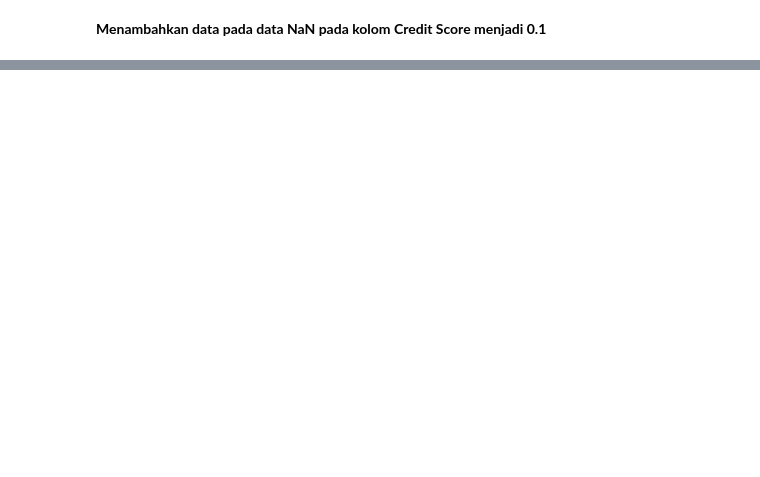
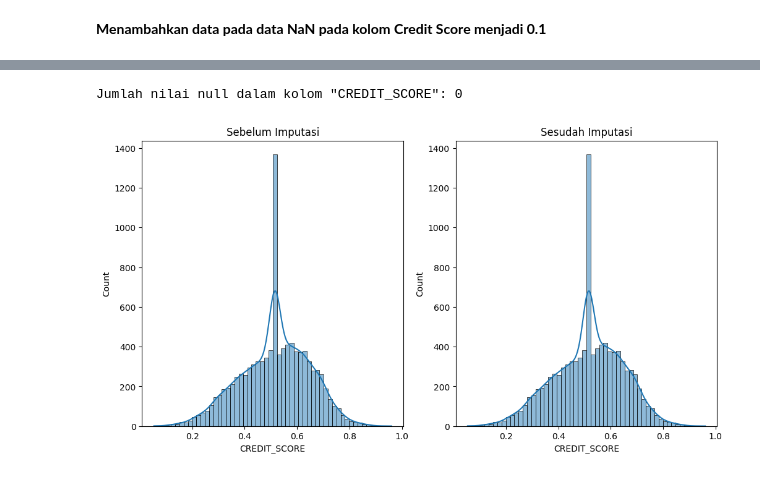
Before and after one commit to adhwngs/DataSains, a Jupyter notebook: UTS_Fahmi_Adhiwangsa_1103204142.ipynb, the cells around one changed output, grey strips where cells are left out. Saved outputs shown, nothing was run; the diff lists cells and outputs as text; code cells hidden in the pictures; blank space fills up the shorter version.

```diff
--- a/UTS_Fahmi_Adhiwangsa_1103204142.ipynb
+++ b/UTS_Fahmi_Adhiwangsa_1103204142.ipynb
@@ -205,0 +362,27 @@ df.head(100)
+# %%
+df = pd.read_csv("Car_Insurance_Claim.csv")
+
+df = df.fillna(df.mean())
+# %%
+missing_age = df['CREDIT_SCORE'].isnull().sum()
+print(f'Jumlah nilai null dalam kolom "CREDIT_SCORE": {missing_age}')
+
+# Imputasi (contoh: isi nilai null dalam 'CREDIT_SCORE' dengan median)
+median_age = df['CREDIT_SCORE'].median()
+df['CREDIT_SCORE'].fillna(median_age, inplace=True)
+
+# Visualisasi data sebelum dan sesudah imputasi
+plt.figure(figsize=(12, 6))
+
+plt.subplot(1, 2, 1)
+sns.histplot(df['CREDIT_SCORE'], kde=True)
+plt.title('Sebelum Imputasi')
+
+plt.subplot(1, 2, 2)
+sns.histplot(df['CREDIT_SCORE'], kde=True)
+plt.title('Sesudah Imputasi')
+
+plt.show()
+# %% [output]
+Jumlah nilai null dalam kolom "CREDIT_SCORE": 0
+[figure, added]
```
Also changed, not shown: parts of 24 cells of this notebook.
